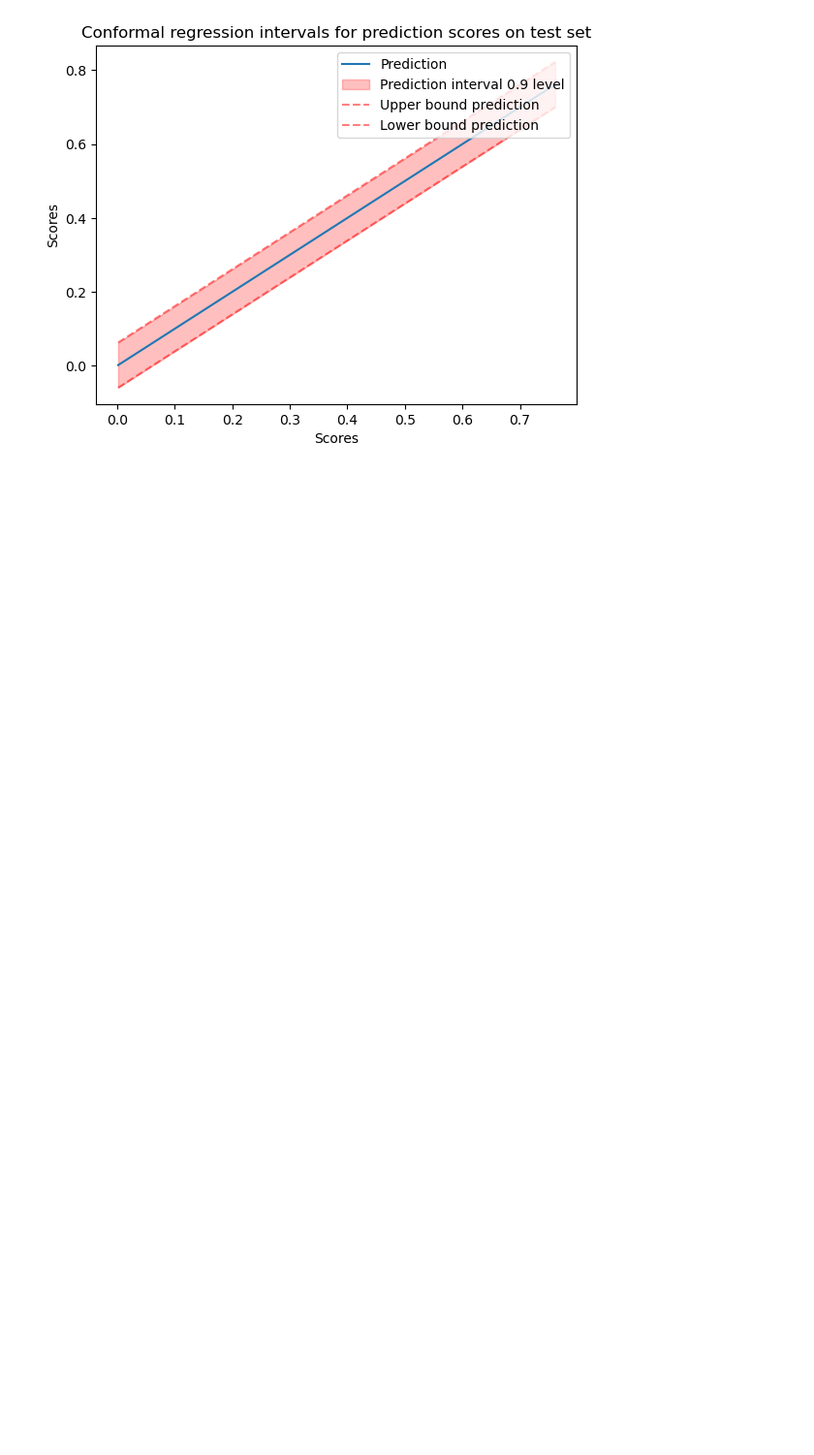
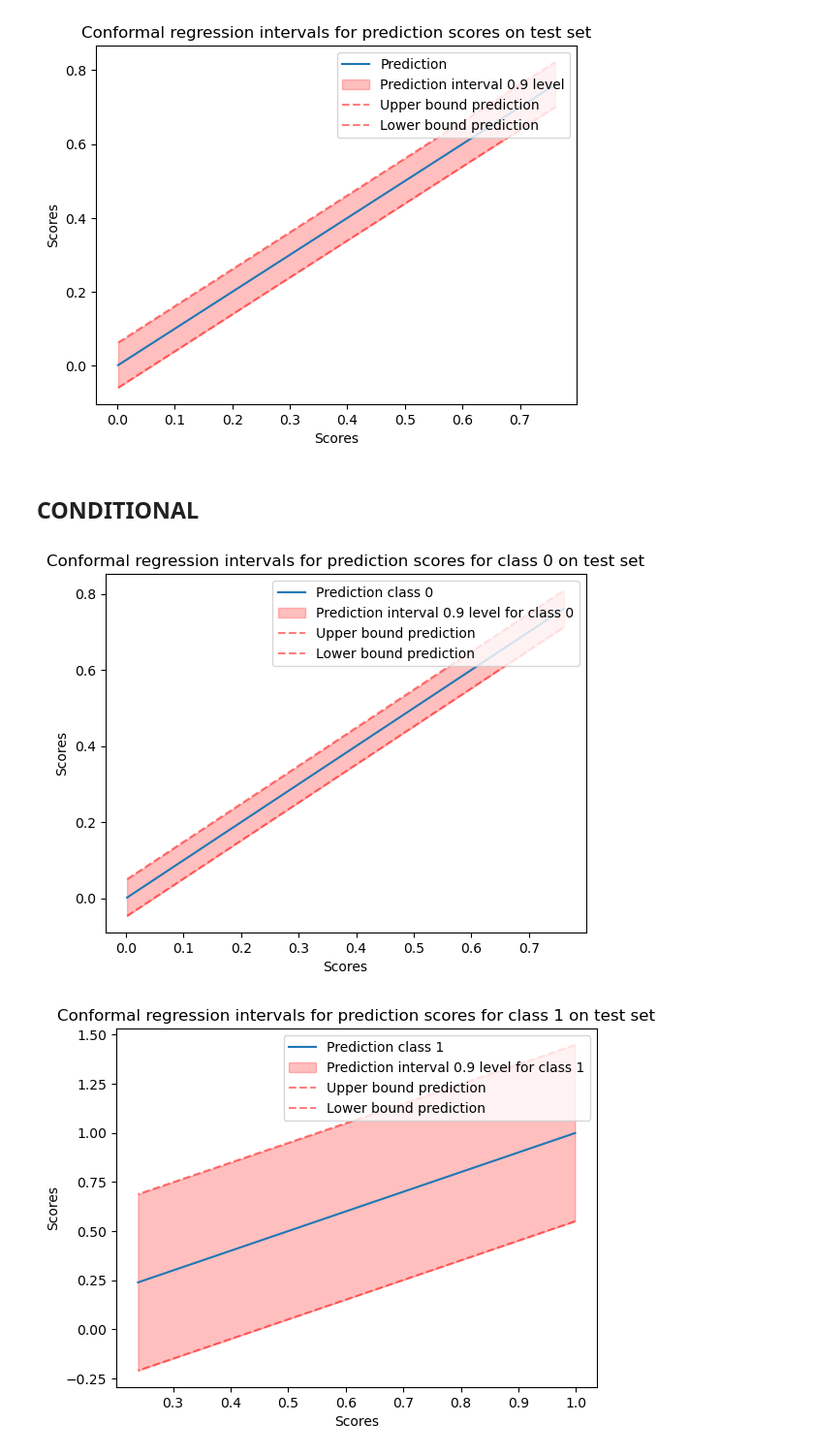
Before and after one commit to aszustakowski/conformal-prediction-wut-team_green, a Jupyter notebook: assignment_2/Team_Green_assignment 2.ipynb, the cells around one changed output. Shown at 97% size. Drawn from its saved outputs; the diff is of its cells as text; code cells hidden in the pictures; blank space fills up the shorter version.

```diff
--- a/assignment_2/Team_Green_assignment 2.ipynb
+++ b/assignment_2/Team_Green_assignment 2.ipynb
@@ -39,2 +40,50 @@ plt.show()
 # %% [output]
 [figure]
+# %% [markdown]
+## CONDITIONAL
+# %%
+#klasa 0
+X_train_0 = X_train[y_train==0]
+X_train_1 = X_train[y_train==1]
+y_train_0 = y_train[y_train==0]
+y_train_1 = y_train[y_train==1]
+#conformity scores dla zbioru kalibracyjnego
+conformity_scores_0 = np.maximum(X_train_0-y_train_0, y_train_0-X_train_0)
+conformity_scores_1 = np.maximum(1-X_train_1-y_train_1, y_train_1+X_train_1-1)
+#zadany poziom alpha
+alpha = 0.1
+#liczność próby
+n_0 = len(X_train_0)
+n_1 = len(X_train_1)
+#kwantyl scorów
+qhat_0 = np.quantile(conformity_scores_0, np.ceil((n_0+1)*(1-alpha))/n_0)
+qhat_1 = np.quantile(conformity_scores_1, np.ceil((n_1+1)*(1-alpha))/n_1)
+#regresja dla zbioru testowego
+#przedział jedynie dla unikatowych wartości predykcji
+x = np.unique(X_test)
+output_0 = np.array([x-qhat_0,x+qhat_0])
+output_1 = np.array([1-x-qhat_1,1-x+qhat_1])
+# %%
+#wykres przedziałów
+plt.plot(x,x, label = 'Prediction class 0')
+plt.fill_between(x, output_0[0,:], output_0[1,:], color='r', alpha=.25, label = f'Prediction interval {np.round(1-alpha,2)} level for class 0')
+plt.plot(x,output_0[0,:], label = 'Upper bound prediction', color = 'r', linestyle = '--', alpha = 0.5)
+plt.plot(x,output_0[1,:], label = 'Lower bound prediction', color = 'r', linestyle = '--', alpha = 0.5)
+plt.legend(loc = 'upper right')
+plt.xlabel('Scores')
+plt.ylabel('Scores')
+plt.title('Conformal regression intervals for prediction scores for class 0 on test set')
+plt.show()
+#wykres przedziałów
+plt.plot(1-x,1-x, label = 'Prediction class 1')
+plt.fill_between(1-x, output_1[0,:], output_1[1,:], color='r', alpha=.25, label = f'Prediction interval {np.round(1-alpha,2)} level for class 1')
+plt.plot(1-x,output_1[0,:], label = 'Upper bound prediction', color = 'r', linestyle = '--', alpha = 0.5)
+plt.plot(1-x,output_1[1,:], label = 'Lower bound prediction', color = 'r', linestyle = '--', alpha = 0.5)
+plt.legend(loc = 'upper right')
+plt.xlabel('Scores')
+plt.ylabel('Scores')
+plt.title('Conformal regression intervals for prediction scores for class 1 on test set')
+plt.show()
+# %% [output]
+[figure, added]
+[figure, added]
```
Also changed, not shown: parts of 3 cells of this notebook.
